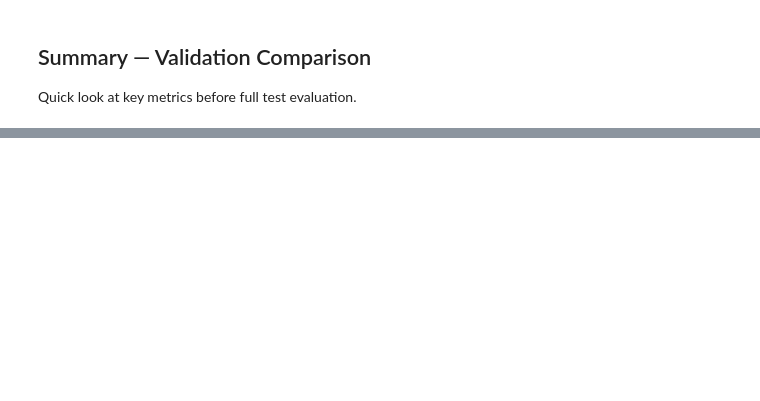
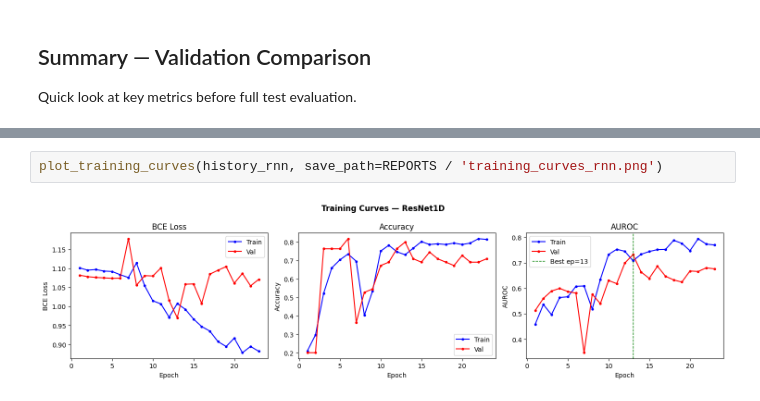
Before and after one commit to Aisyaululasmi/IDSC2026, a Jupyter notebook: notebooks/03_training.ipynb, the cells around one changed output, grey strips where cells are left out. Drawn from its saved outputs; the diff is of its cells as text; blank space fills up the shorter version.

```diff
--- a/notebooks/03_training.ipynb
+++ b/notebooks/03_training.ipynb
@@ -309,0 +910,4 @@ print('Proceed to 04_evaluation.ipynb for test-set evaluation.')
+# %%
+plot_training_curves(history_rnn, save_path=REPORTS / 'training_curves_rnn.png')
+# %% [output]
+[figure, added]
```
Also changed, not shown: parts of 25 cells of this notebook.
